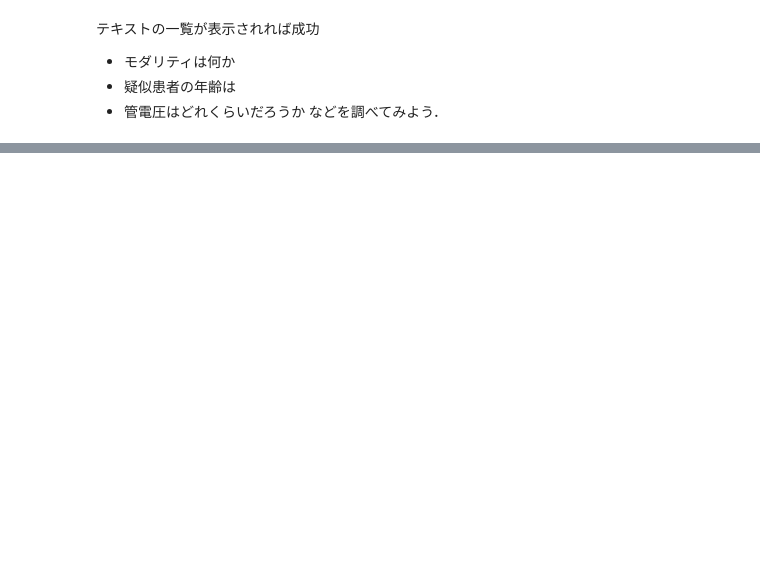
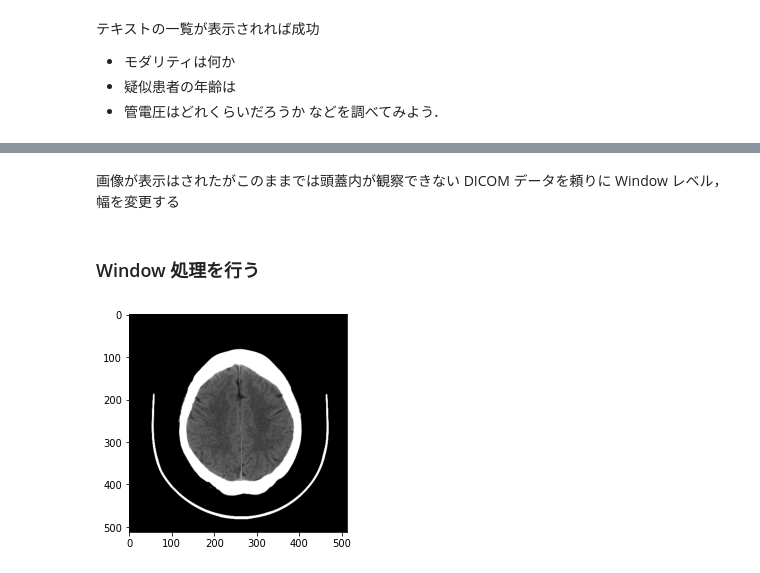
Before and after one commit to ryskks/usedicom, a Jupyter notebook: readDICOM.ipynb, the cells around one changed output, grey strips where cells are left out. Cells and saved outputs as stored; diff of their text form; code cells hidden in the pictures; blank space fills up the shorter version.

```diff
--- a/readDICOM.ipynb
+++ b/readDICOM.ipynb
@@ -53,0 +81,22 @@ Dataset.file_meta -------------------------------
+# %% [markdown]
+画像が表示はされたがこのままでは頭蓋内が観察できない
+DICOM データを頼りに Window レベル，幅を変更する
+# %% [markdown]
+### Window 処理を行う
+# %%
+# DICOM タグ内の情報を変数に代入
+wc = d.WindowCenter
+ww = d.WindowWidth
+
+# ウィンドウ処理
+max = wc + ww /2
+min = wc - ww /2
+img = 255*(img - min) / (max - min)
+img[img > 255] = 255
+img[img < 0] = 0
+
+# 画像表示
+plt.imshow(img, cmap='gray')
+plt.show()
+# %% [output]
+[figure, added]
```
Also changed, not shown: parts of 4 cells of this notebook.
